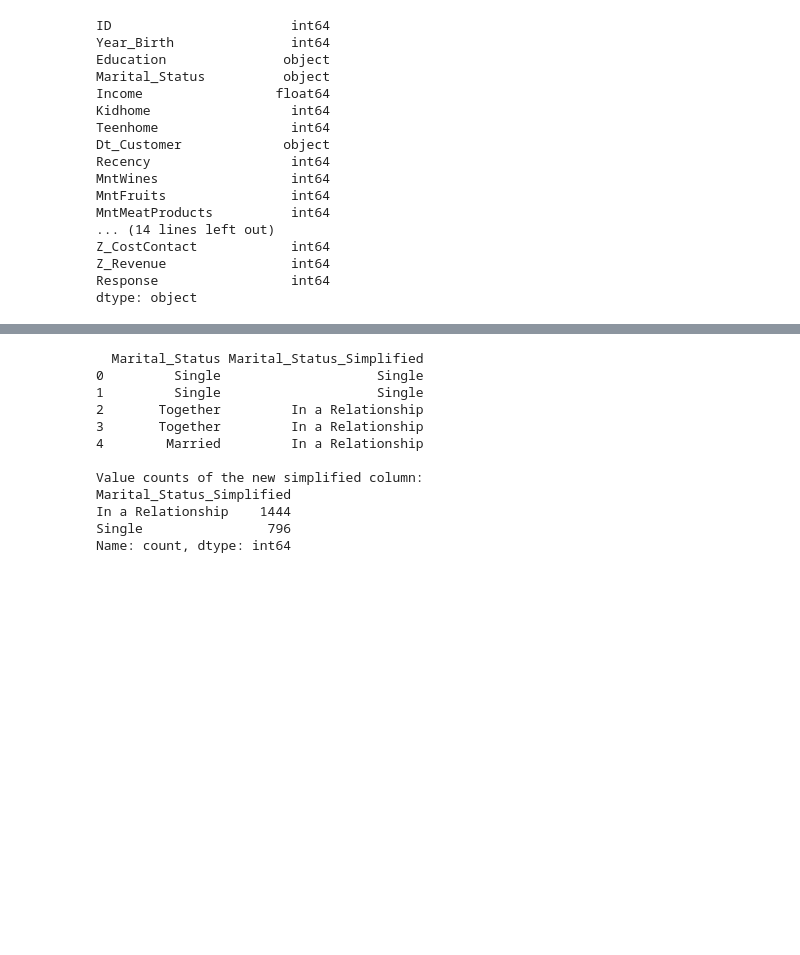
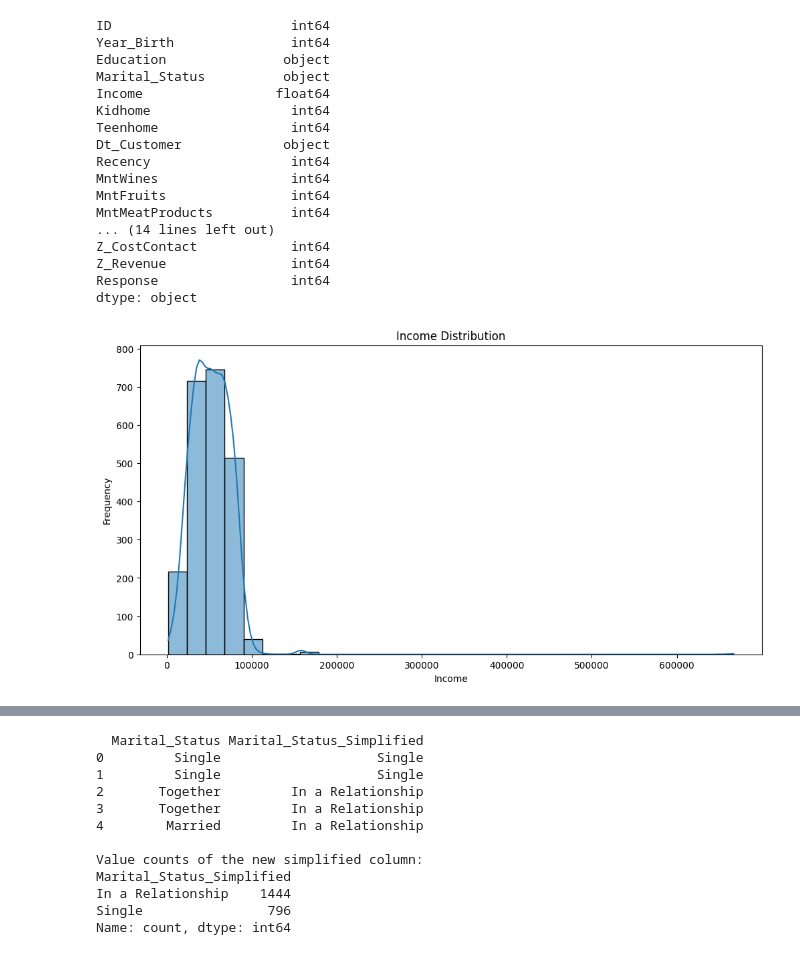
Before and after one commit to SsenogaHerman/GROUP_B_EVENING_RECESS, a Jupyter notebook: missing_values.ipynb, the cells around one changed output, grey strips where cells are left out. Cells and saved outputs as stored; diff of their text form; code cells hidden in the pictures; blank space fills up the shorter version.

Commit message:
Added histogram plots to understand distributions

```diff
--- a/missing_values.ipynb
+++ b/missing_values.ipynb
@@ -149,3 +149,47 @@ df.to_csv('Customer_Segmentation_cleaned.csv')
 # %%
 #Working with wrong formats and data types
 df2=pd.read_csv('Customer_Segmentation_cleaned.csv')
+# %%
+# Function to plot a histogram for a specified column in a DataFrame
+def plot_histogram(df, column_name, bins="auto", title=None, xlabel=None, ylabel="Frequency", figsize=(10, 6)):
+    """
+    Plots a histogram for a specified column of a DataFrame.
+
+    Args:
+        df (pd.DataFrame): The input DataFrame.
+        column_name (str): The name of the column to plot.
+        bins (int or str): Number of bins for the histogram, or "auto" for automatic binning.
+                           Defaults to "auto".
+        title (str, optional): Title of the plot. Defaults to "Histogram of [column_name]".
+        xlabel (str, optional): Label for the x-axis. Defaults to column_name.
+        ylabel (str, optional): Label for the y-axis. Defaults to "Frequency".
+        figsize (tuple, optional): Figure size (width, height) in inches. Defaults to (10, 6).
+        save_path (str, optional): Path to save the plot (e.g., "histogram_income.png").
+                                   If None, the plot is displayed.
+    """
+    if column_name not in df.columns:
+        print(f"Error: Column \'{column_name}\' not found in the DataFrame.")
+        return
+
+    plt.figure(figsize=figsize)
+    sns.histplot(data=df, x=column_name, bins=bins, kde=True) # kde=True adds a density curve
+
+    # Set titles and labels
+    if title is None:
+        plt.title(f"Histogram of {column_name}")
+    else:
+        plt.title(title)
+
+    if xlabel is None:
+        plt.xlabel(column_name)
+    else:
+        plt.xlabel(xlabel)
+
+    plt.ylabel(ylabel)
+
+
+    plt.show()
+# %%
+plot_histogram(df2, 'Income', bins=30, title='Income Distribution', xlabel='Income', ylabel='Frequency', figsize=(12, 6))
+# %% [output]
+[figure, added]
```
Also changed, not shown: parts of 3 cells of this notebook.
